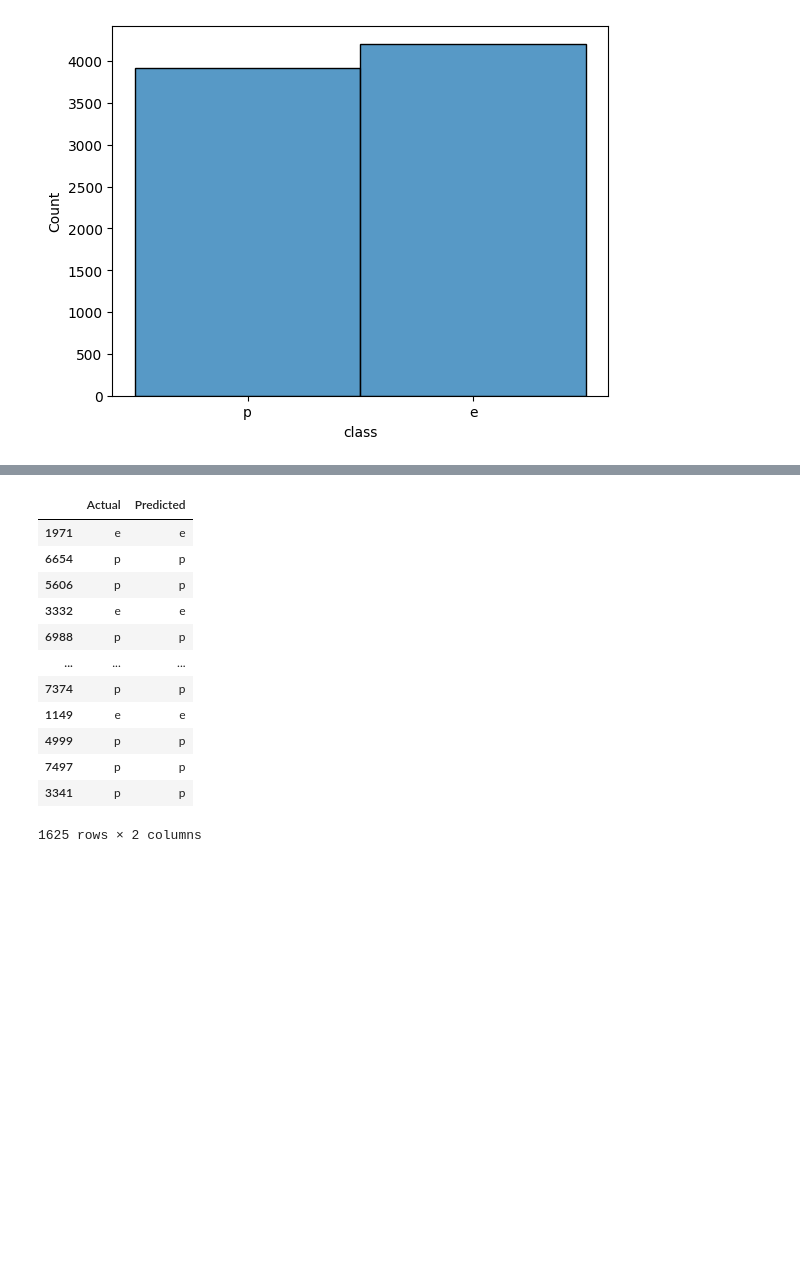
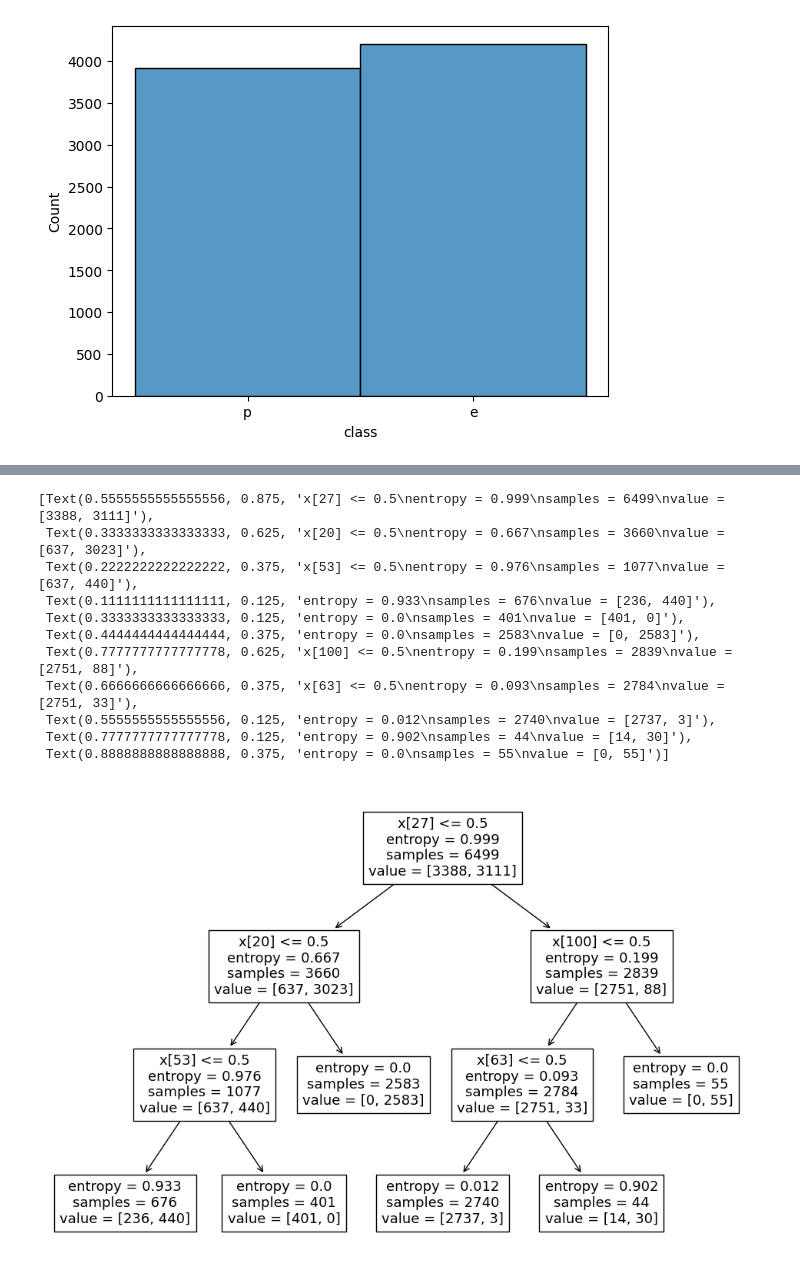
Before and after one commit to Aswinramesh04/100-Days-of-DataScience, a Jupyter notebook: 49_Day49_Decision_Tree_Implementation.ipynb, the cells around one changed output, grey strips where cells are left out. Saved outputs shown, nothing was run; the diff lists cells and outputs as text; code cells hidden in the pictures; blank space fills up the shorter version.

```diff
--- a/49_Day49_Decision_Tree_Implementation.ipynb
+++ b/49_Day49_Decision_Tree_Implementation.ipynb
@@ -102,17 +121,16 @@ model = classifier.fit(X_train, y_train)
-# %%
-y_pred = classifier.predict(X_test)
-pd.DataFrame({'Actual':y_test, 'Predicted':y_pred})
-# %% [output]
-|  | Actual | Predicted |
-| 1971 | e | e |
-| 6654 | p | p |
-| 5606 | p | p |
-| 3332 | e | e |
-| 6988 | p | p |
-| ... | ... | ... |
-| 7374 | p | p |
-| 1149 | e | e |
-| 4999 | p | p |
-| 7497 | p | p |
-| 3341 | p | p |
-1625 rows × 2 columns
+# %%
+plt.figure(figsize=(12,8))
+tree.plot_tree(clf_en.fit(X_train, y_train))
+# %% [output]
+[Text(0.5555555555555556, 0.875, 'x[27] <= 0.5\nentropy = 0.999\nsamples = 6499\nvalue = [3388, 3111]'),
+ Text(0.3333333333333333, 0.625, 'x[20] <= 0.5\nentropy = 0.667\nsamples = 3660\nvalue = [637, 3023]'),
+ Text(0.2222222222222222, 0.375, 'x[53] <= 0.5\nentropy = 0.976\nsamples = 1077\nvalue = [637, 440]'),
+ Text(0.1111111111111111, 0.125, 'entropy = 0.933\nsamples = 676\nvalue = [236, 440]'),
+ Text(0.3333333333333333, 0.125, 'entropy = 0.0\nsamples = 401\nvalue = [401, 0]'),
+ Text(0.4444444444444444, 0.375, 'entropy = 0.0\nsamples = 2583\nvalue = [0, 2583]'),
+ Text(0.7777777777777778, 0.625, 'x[100] <= 0.5\nentropy = 0.199\nsamples = 2839\nvalue = [2751, 88]'),
+ Text(0.6666666666666666, 0.375, 'x[63] <= 0.5\nentropy = 0.093\nsamples = 2784\nvalue = [2751, 33]'),
+ Text(0.5555555555555556, 0.125, 'entropy = 0.012\nsamples = 2740\nvalue = [2737, 3]'),
+ Text(0.7777777777777778, 0.125, 'entropy = 0.902\nsamples = 44\nvalue = [14, 30]'),
+ Text(0.8888888888888888, 0.375, 'entropy = 0.0\nsamples = 55\nvalue = [0, 55]')]
+[figure, added]
```
Also changed, not shown: parts of 24 cells of this notebook.
